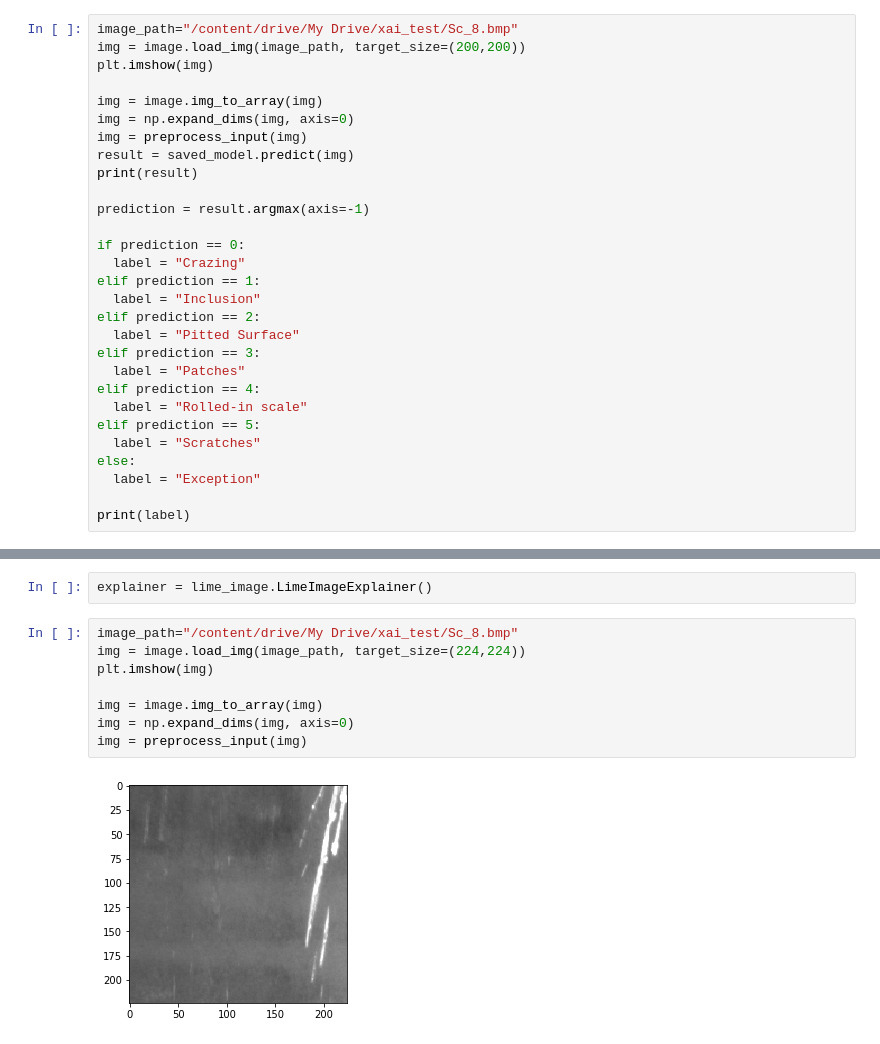
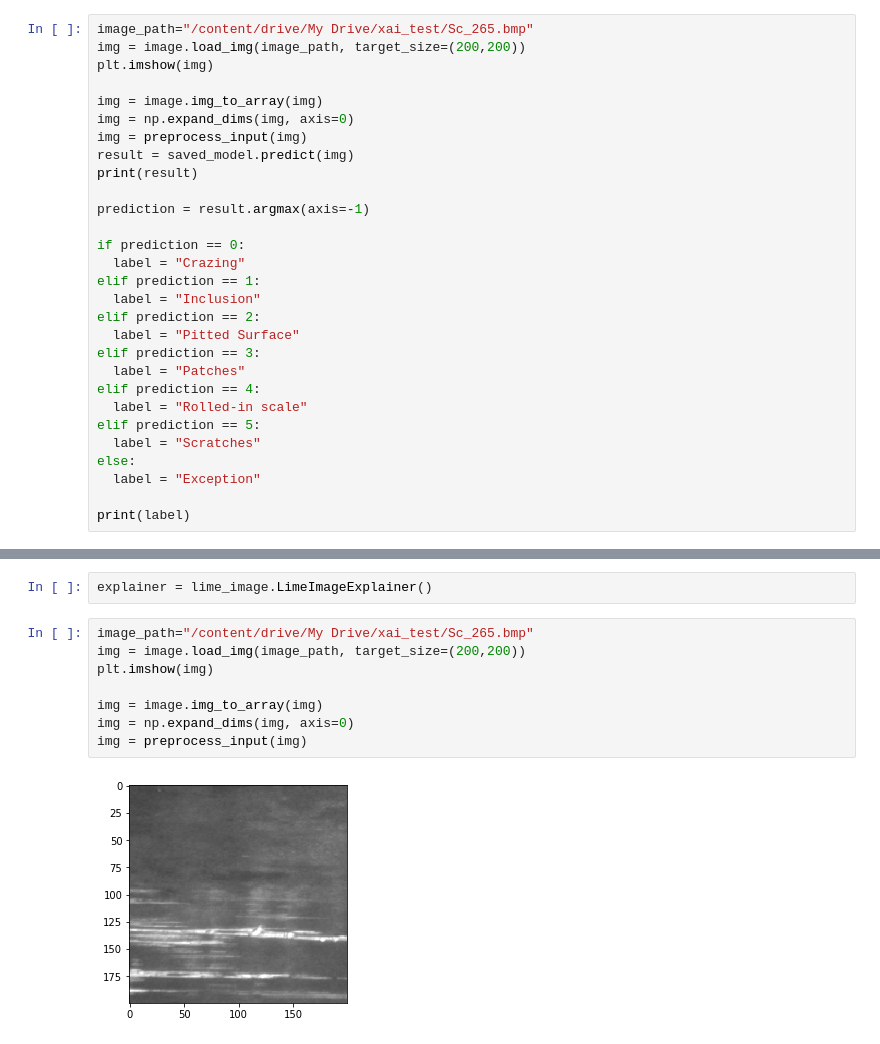
Before and after one commit to mahesh-sudhakar/NEU_XAI, a Jupyter notebook: xai_predict.ipynb, the cells around one changed output, grey strips where cells are left out. Cells and saved outputs as stored; diff of their text form.

```diff
--- a/xai_predict.ipynb
+++ b/xai_predict.ipynb
@@ -61,7 +63,7 @@ saved_model.layers[0].input_shape
 # %%
 #saved_model.summary()
 # %%
-image_path="/content/drive/My Drive/xai_test/Sc_8.bmp"
+image_path="/content/drive/My Drive/xai_test/Sc_265.bmp"
 img = image.load_img(image_path, target_size=(200,200))
 plt.imshow(img)
 
@@ -112,15 +129,15 @@ The autoreload extension is already loaded. To reload it, use:
 # %%
 explainer = lime_image.LimeImageExplainer()
 # %%
-image_path="/content/drive/My Drive/xai_test/Sc_8.bmp"
-img = image.load_img(image_path, target_size=(224,224))
+image_path="/content/drive/My Drive/xai_test/Sc_265.bmp"
+img = image.load_img(image_path, target_size=(200,200))
 plt.imshow(img)
 
 img = image.img_to_array(img)
 img = np.expand_dims(img, axis=0)
 img = preprocess_input(img)
 # %% [output]
-[figure, old version]
+[figure, new version]
 # %%
 %%time
 # Hide color is the color for a superpixel turned OFF.
```
Also changed, not shown: parts of 9 cells of this notebook.
